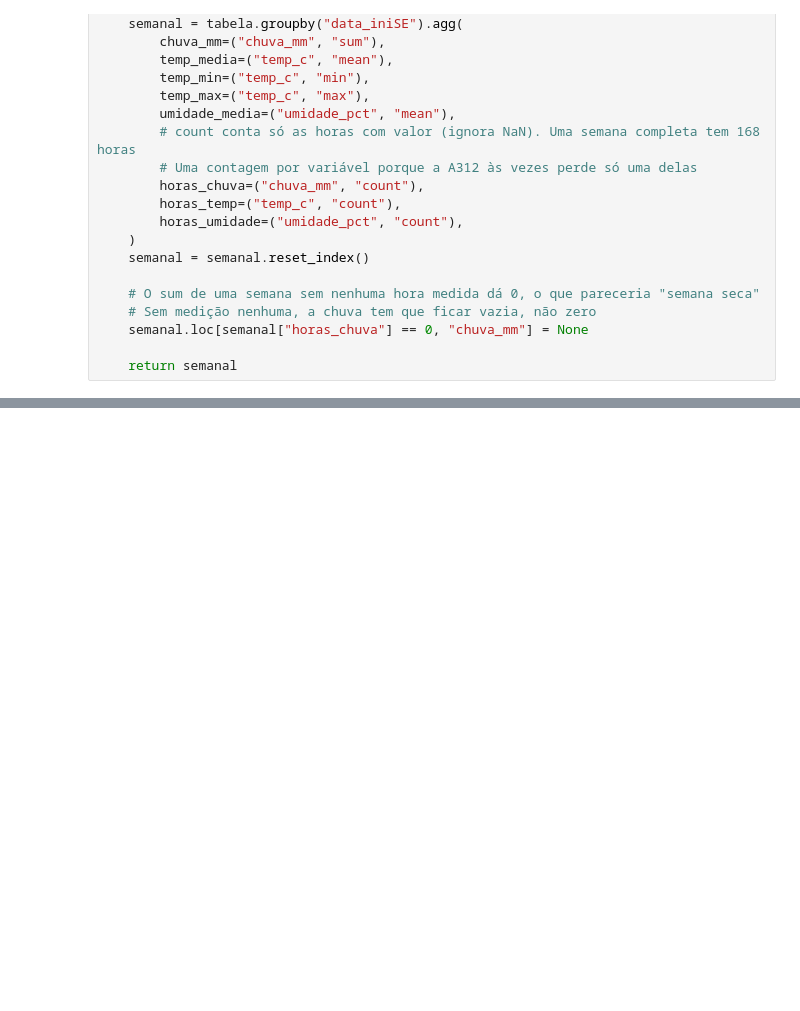
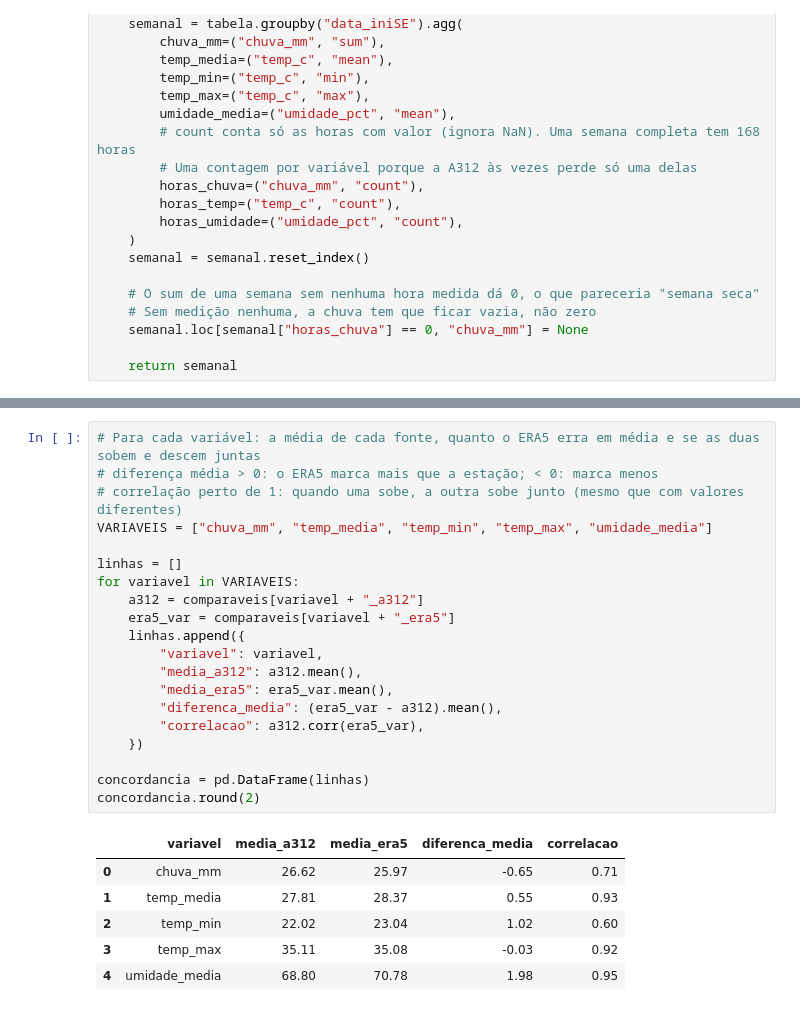
Before and after one commit to jvictor-melo/dengue-teresina-ml, a Jupyter notebook: notebooks/03_clima.ipynb, the cells around one changed output, grey strips where cells are left out. Drawn from its saved outputs; the diff is of its cells as text; blank space fills up the shorter version.

```diff
--- a/notebooks/03_clima.ipynb
+++ b/notebooks/03_clima.ipynb
@@ -425,0 +461,27 @@ for nome, semanal in [("A312", a312_semanal), ("ERA5", era5_semanal)]:
+# %%
+# Para cada variável: a média de cada fonte, quanto o ERA5 erra em média e se as duas sobem e descem juntas
+# diferença média > 0: o ERA5 marca mais que a estação; < 0: marca menos
+# correlação perto de 1: quando uma sobe, a outra sobe junto (mesmo que com valores diferentes)
+VARIAVEIS = ["chuva_mm", "temp_media", "temp_min", "temp_max", "umidade_media"]
+
+linhas = []
+for variavel in VARIAVEIS:
+    a312 = comparaveis[variavel + "_a312"]
+    era5_var = comparaveis[variavel + "_era5"]
+    linhas.append({
+        "variavel": variavel,
+        "media_a312": a312.mean(),
+        "media_era5": era5_var.mean(),
+        "diferenca_media": (era5_var - a312).mean(),
+        "correlacao": a312.corr(era5_var),
+    })
+
+concordancia = pd.DataFrame(linhas)
+concordancia.round(2)
+# %% [output]
+|  | variavel | media_a312 | media_era5 | diferenca_media | correlacao |
+| 0 | chuva_mm | 26.62 | 25.97 | -0.65 | 0.71 |
+| 1 | temp_media | 27.81 | 28.37 | 0.55 | 0.93 |
+| 2 | temp_min | 22.02 | 23.04 | 1.02 | 0.60 |
+| 3 | temp_max | 35.11 | 35.08 | -0.03 | 0.92 |
+| 4 | umidade_media | 68.80 | 70.78 | 1.98 | 0.95 |
```
Also changed, not shown: parts of 6 cells of this notebook.
